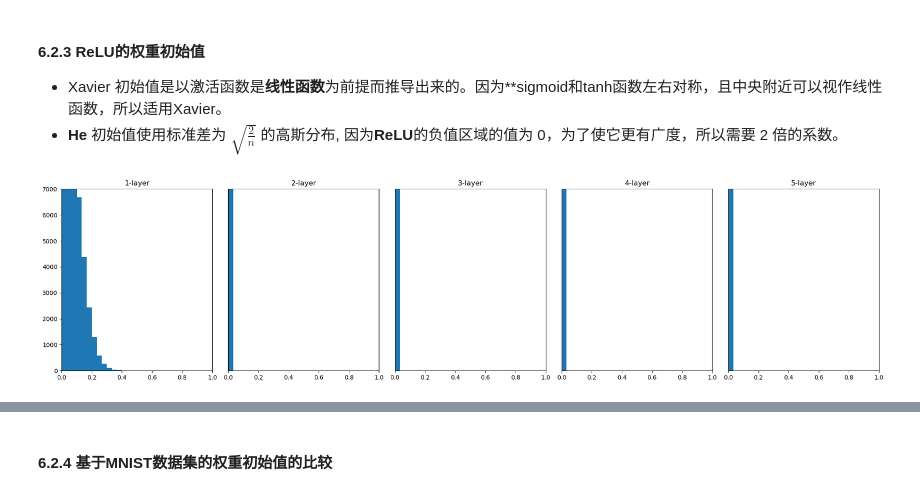
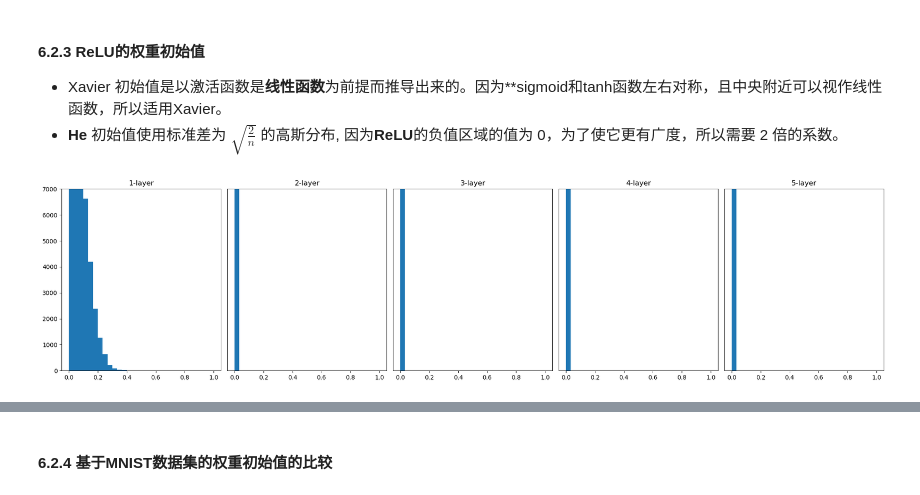
Before and after one commit to Shao0203/aiyaha, a Jupyter notebook: s6_learning_techniques.ipynb, the cells around one changed output, grey strips where cells are left out. Saved outputs shown, nothing was run; the diff lists cells and outputs as text; code cells hidden in the pictures.

```diff
--- a/s6_learning_techniques.ipynb
+++ b/s6_learning_techniques.ipynb
@@ -539,61 +500,41 @@ plt.show()
 - **He** 初始值使用标准差为 $\sqrt{\frac{2}{n}}$ 的高斯分布, 因为**ReLU**的负值区域的值为 0，为了使它更有广度，所以需要 2 倍的系数。
 # %%
 """
-坏实验 4《各层的激活值非常小》: 标准差为 * 0.01，激活函数ReLU:
+<<坏>>实验 1《各层的激活值非常小》: 标准差为 * 0.01，激活函数ReLU:
 
 观察实验结果可知，当“std = 0.01”时，各层的激活值非常小。
 神经网络上传递的是非常小的值，说明逆向传播时权重的梯度也同样很小。
 这是很严重的问题，实际上学习基本上没有进展。
 """
-x = np.random.randn(1000, 100)  # 1000个数据
-node_num = 100  # 各隐藏层的节点（神经元）数
-hidden_layer_size = 5  # 隐藏层有5层
-activations = {}  # 激活值的结果保存在这里
+x = np.random.randn(1000, 100)
+node_num = 100
+hidden_layer_size = 5
+activations = {}
+
+x = np.random.randn(1000, 100)
+node_num = 100
+hidden_layer_size = 5
+activations = {}
 
 for i in range(hidden_layer_size):
     if i != 0:
         x = activations[i-1]
-
-    # 改变初始值进行实验
-    # w = np.random.randn(node_num, node_num) * 1
-    w = np.random.randn(node_num, node_num) * 0.01
-    # w = np.random.randn(node_num, node_num) * np.sqrt(1.0 / node_num) # Xavier + Sigmoid/Tanh
-    # w = np.random.randn(node_num, node_num) * np.sqrt(2.0 / node_num) # He + ReLU
-
-    a = np.dot(x, w)
-
-    # 改变激活函数进行实验！
-    # z = sigmoid(a)
-    z = relu(a)
-    # z = tanh(a)
-
-    activations[i] = z
+    w = np.random.randn(node_num, node_num) * 0.01  # 标准差为 0.01
+    z = np.dot(x, w)
+    a = relu(z)     # 激活函数relu
+    activations[i] = a
 
 # 绘制直方图
-fig, axes = plt.subplots(1, len(activations), figsize=(20, 5))  # 更宽的画布
-axes = np.atleast_1d(axes)  # 保证 axes 可索引
-
+fig, axes = plt.subplots(1, len(activations), figsize=(20, 5))
 for i, a in activations.items():
     ax = axes[i]
-    ax.set_title(f"{i+1}-layer", fontsize=12)
-
-    # 画直方图
-    ax.hist(a.flatten(), bins=30, range=(0, 1))
-    ax.set_xlim(0, 1)
-    ax.set_ylim(0, 7000)
-
-    # 如果不是第一个子图，隐藏 y 轴刻度
+    ax.set(title=f'{i+1}-layer', ylim=(0, 7000))
     if i != 0:
         ax.set_yticks([])
-
-    # 设置更清晰的 x 轴刻度（0.0,0.2,...,1.0）
-    xticks = np.linspace(0, 1, 6)
-    ax.set_xticks(xticks)
-    ax.set_xticklabels([f"{v:.1f}" for v in xticks])
-
+    ax.hist(a.flatten(), bins=30, range=(0, 1))
 plt.tight_layout()
 plt.show()
 # %% [output]
-[figure, old version]
+[figure, new version]
 # %%
 """
```
Also changed, not shown: parts of 9 cells of this notebook, 2 other files.
